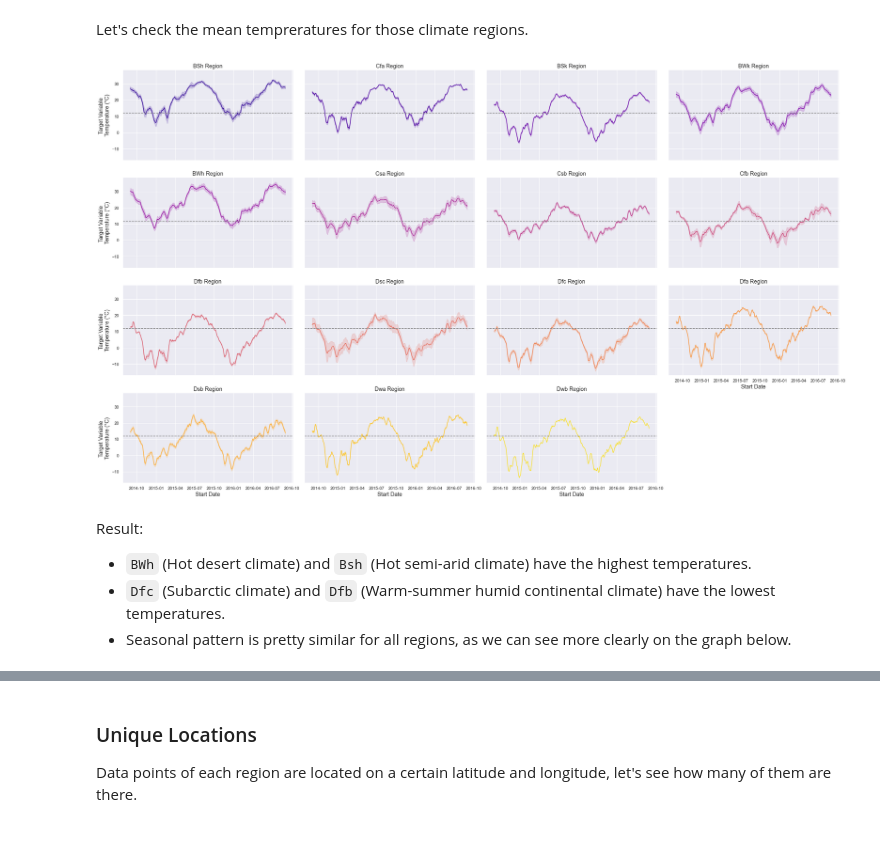
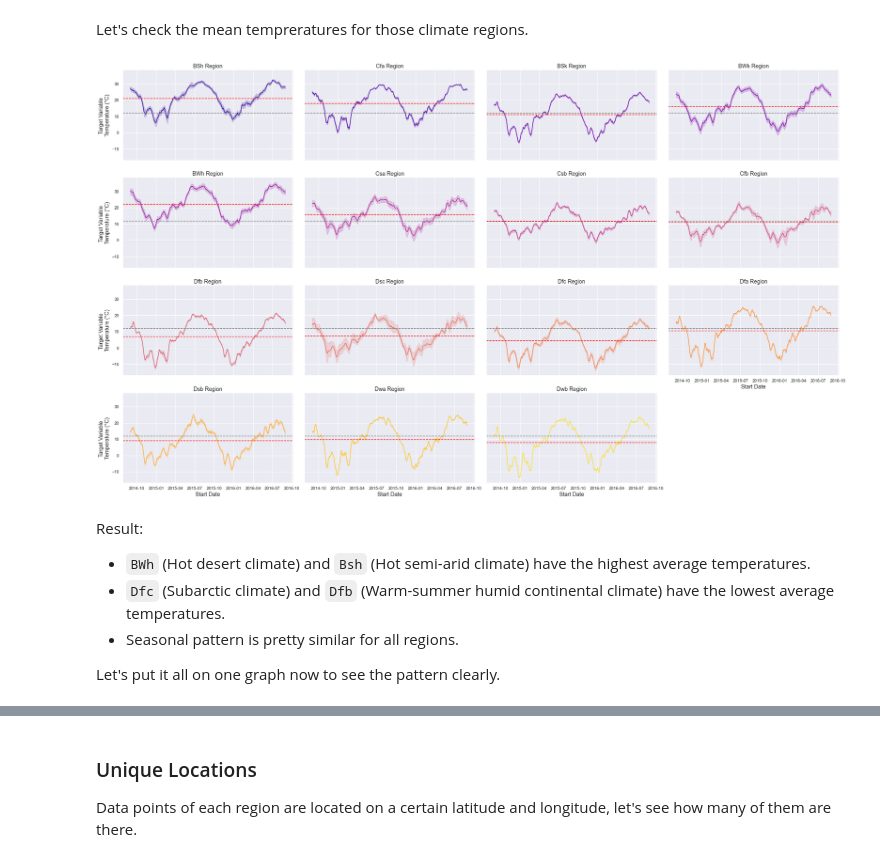
Before and after one commit to 3quetra/portfolio, a Jupyter notebook: ml/deep_learning/time_series/wids_datathon_2023/eda_temp_prediction.ipynb, the cells around one changed output, grey strips where cells are left out. Cells and saved outputs as stored; diff of their text form; code cells hidden in the pictures.

```diff
--- a/ml/deep_learning/time_series/wids_datathon_2023/eda_temp_prediction.ipynb
+++ b/ml/deep_learning/time_series/wids_datathon_2023/eda_temp_prediction.ipynb
@@ -507,26 +555,36 @@ Results:
 # %% [markdown]
 Let's check the mean tempreratures for those climate regions.
 # %%
+# Set up the facet grid
 g = sns.FacetGrid(
     train_data,
     col="climateregions__climateregion",
     height=4,
     aspect=1.7,
     col_wrap=4,
     palette='plasma',
     hue='climateregions__climateregion')
+
+# Pass data to the plot
 g.map_dataframe(sns.lineplot, x="startdate", y="contest-tmp2m-14d__tmp2m")
+# Draw the target mean for reference
 g.refline(y=train_data["contest-tmp2m-14d__tmp2m"].mean())
+# Draw the mean of each region for reference
+g.map(lambda x, **kwargs: plt.axhline(x.mean(), color="red", linestyle="dashed"), 'contest-tmp2m-14d__tmp2m')
 
+# Add descriptions
 g.set_titles(template="{col_name} Region", size = 'large')
 g.set_axis_labels('Start Date', 'Target Variable \nTemperature (°C)', fontsize = 'large')
 
+# Show the result
 plt.show()
 # %% [output]
-[figure, old version]
+[figure, new version]
 # %% [markdown]
 Result:
-- `BWh` (Hot desert climate) and `Bsh` (Hot semi-arid climate) have the highest temperatures.
-- `Dfc` (Subarctic climate) and `Dfb` (Warm-summer humid continental climate) have the lowest temperatures.
-- Seasonal pattern is pretty similar for all regions, as we can see more clearly on the graph below.
+- `BWh` (Hot desert climate) and `Bsh` (Hot semi-arid climate) have the highest average temperatures.
+- `Dfc` (Subarctic climate) and `Dfb` (Warm-summer humid continental climate) have the lowest average temperatures.
+- Seasonal pattern is pretty similar for all regions.
+
+Let's put it all on one graph now to see the pattern clearly.
 # %%
```
Also changed, not shown: parts of 24 cells of this notebook.
